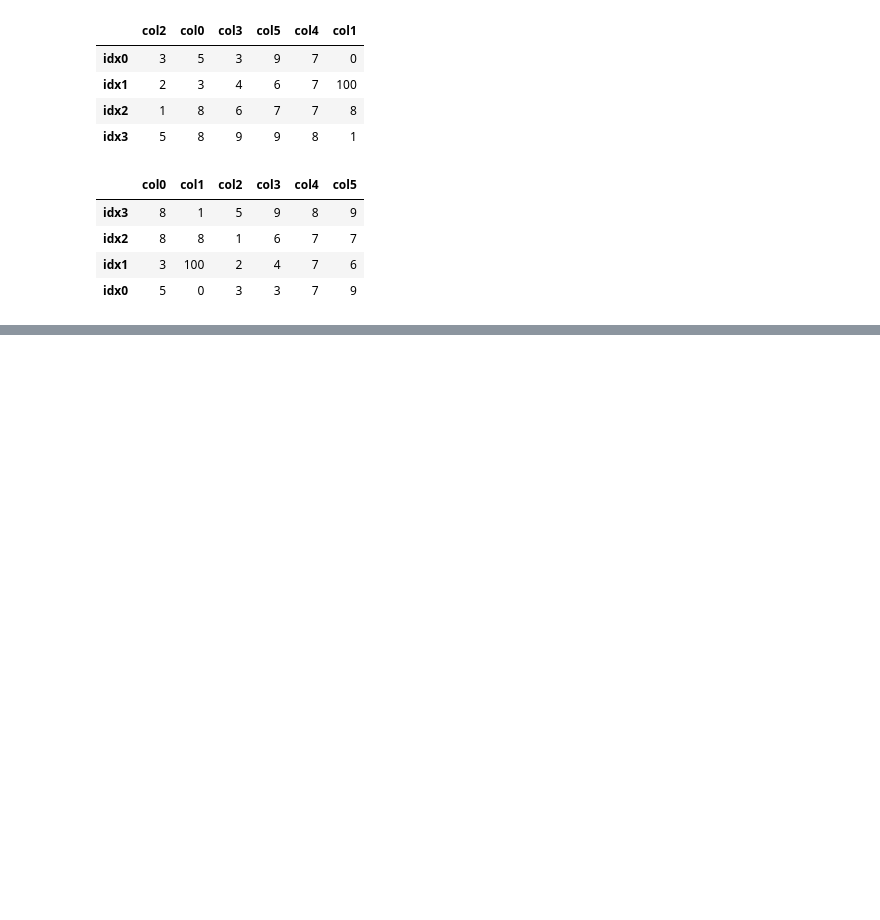
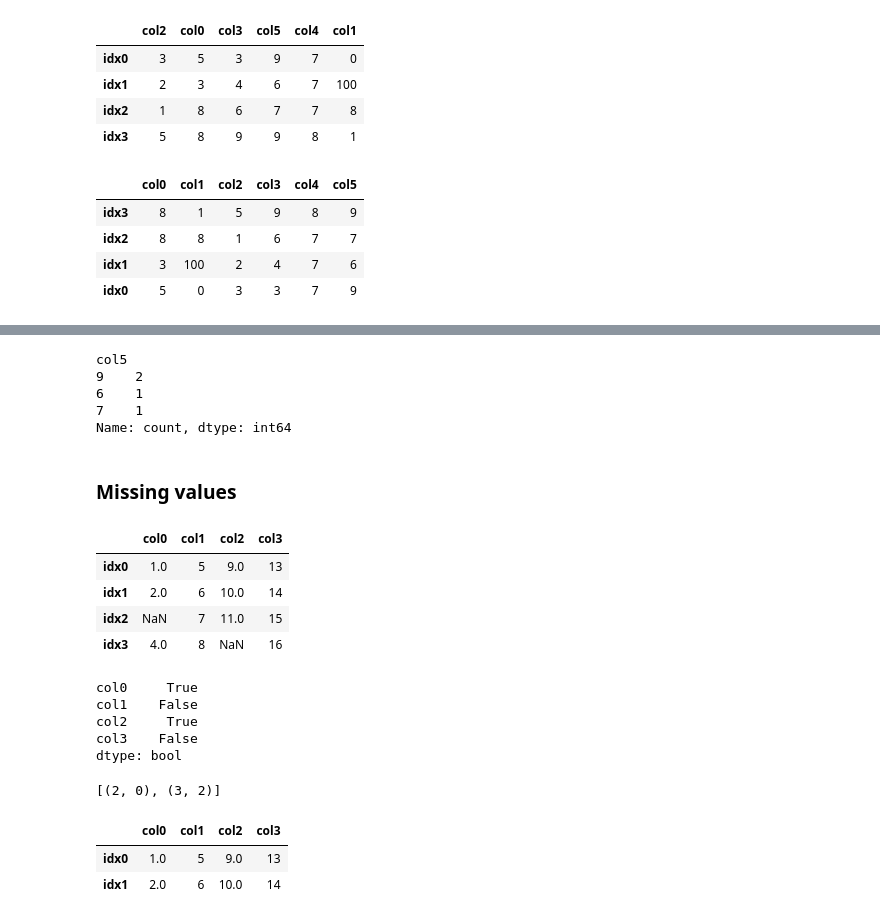
Before and after one commit to hc-sun/python-data-science, a Jupyter notebook: pandas.ipynb, the cells around one changed output, grey strips where cells are left out. Drawn from its saved outputs; the diff is of its cells as text; code cells hidden in the pictures; blank space fills up the shorter version.

Commit message:
added dealing with missing values

```diff
--- a/pandas.ipynb
+++ b/pandas.ipynb
@@ -242,0 +279,44 @@ df.sort_index(ascending=False)
+# %%
+df['col5'].value_counts()
+# %% [output]
+col5
+9    2
+6    1
+7    1
+Name: count, dtype: int64
+# %% [markdown]
+### Missing values
+# %%
+df = pd.DataFrame({'col0': [1, 2, np.nan, 4],
+                   'col1': [5, 6, 7, 8],
+                   'col2': [9, 10, 11, np.nan],
+                   'col3': [13, 14, 15, 16]},
+                  index=['idx0', 'idx1', 'idx2', 'idx3'])
+df
+# %% [output]
+|  | col0 | col1 | col2 | col3 |
+| idx0 | 1.0 | 5 | 9.0 | 13 |
+| idx1 | 2.0 | 6 | 10.0 | 14 |
+| idx2 | NaN | 7 | 11.0 | 15 |
+| idx3 | 4.0 | 8 | NaN | 16 |
+# %%
+df.isna().any()
+# %% [output]
+col0     True
+col1    False
+col2     True
+col3    False
+dtype: bool
+# %%
+x, y = np.where(df.isna())
+nan_indices = list(zip(x, y))
+nan_indices
+# %% [output]
+[(2, 0), (3, 2)]
+# %%
+# drop rows with NaN, axis=1 for columns
+df.dropna()
+# %% [output]
+|  | col0 | col1 | col2 | col3 |
+| idx0 | 1.0 | 5 | 9.0 | 13 |
+| idx1 | 2.0 | 6 | 10.0 | 14 |
```
Also changed, not shown: parts of 8 cells of this notebook.
